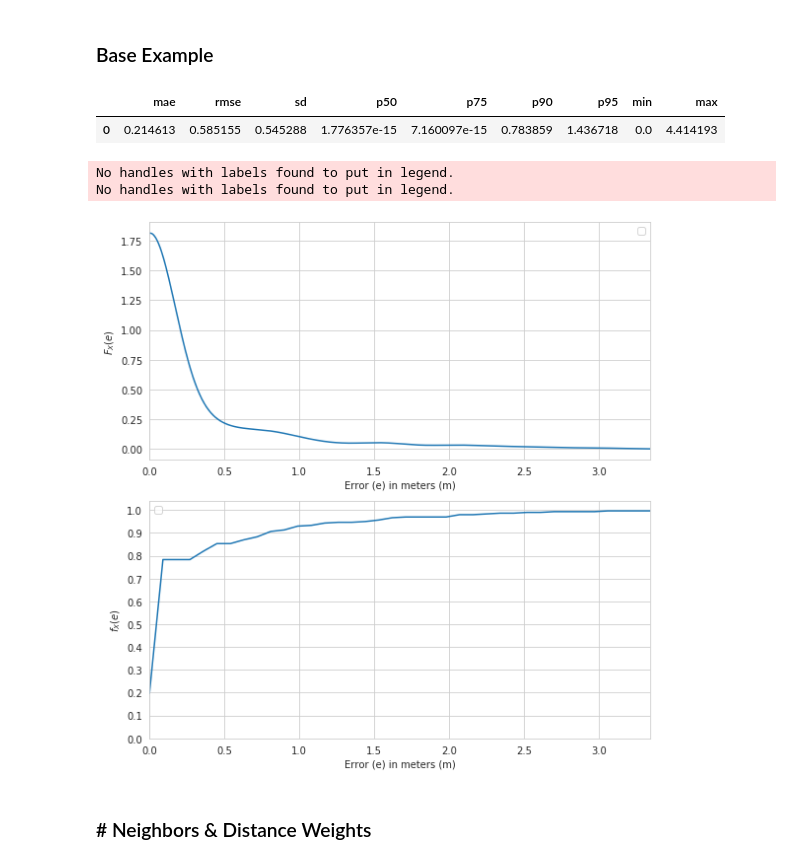
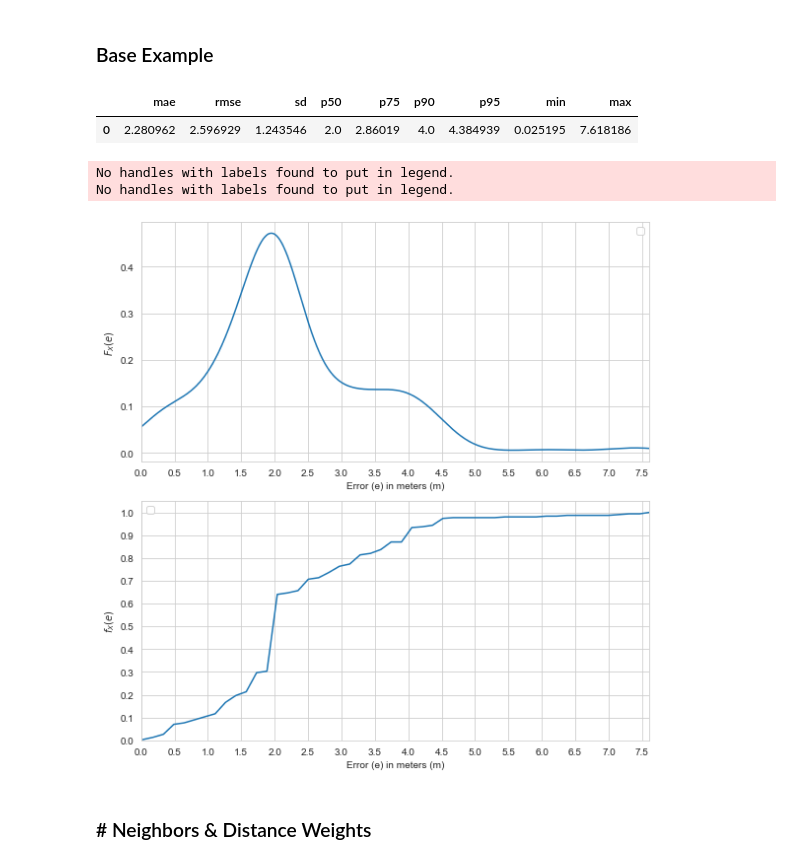
Before and after one commit to YanuX-Framework/YanuX-Cruncher, a Jupyter notebook: WifiFingerprintingExperimentsAlt.ipynb, the cells around one changed output. Cells and saved outputs as stored; diff of their text form; code cells hidden in the pictures.

```diff
--- a/WifiFingerprintingExperimentsAlt.ipynb
+++ b/WifiFingerprintingExperimentsAlt.ipynb
@@ -121,7 +121,7 @@ def knn_experiment(data, test_data, train_cols, coord_cols,
         estimator = knn
     locations = data.groupby(coord_cols).indices.keys()
     for coords in locations:
-        if leave_out:
+        if leave_out is True:
             train_data = data[(data[coord_cols[0]] != coords[0]) |
                                   (data[coord_cols[1]] != coords[1])].reset_index(drop=True)
         else:
@@ -172,7 +172,7 @@ from yanux.cruncher.model.wifi import WifiLogs
 # %%
 input_data_directory = "data"
 output_data_directory = "out"
-statistics_excel_writer = pd.ExcelWriter(output_data_directory+"/statistics-alt.xlsx")
+statistics_excel_writer = pd.ExcelWriter(output_data_directory+"/alt-statistics.xlsx")
 # %% [markdown]
 ### Create the output directory if it doesn't exist
 # %%
@@ -379,7 +379,7 @@ default_weights="distance"
 default_metric="manhattan"
 default_nan_filler=default_data_scenario[mac_addresses].min().min()*1.010
 default_scaler=preprocessing.MinMaxScaler()
-default_leave_out=False
+default_leave_out=True
 
 DefaultCrossValidator = StratifiedKFold
 # %% [markdown]
@@ -390,38 +390,39 @@ weights=default_weights
 metric=default_metric
 nan_filler=default_nan_filler
 scaler=default_scaler
 leave_out=default_leave_out
 
 curr_data = default_data_scenario.fillna(nan_filler)
 test_data = test_data_scenario.fillna(nan_filler)
 
 curr_result = knn_experiment(curr_data,
                              test_data,
                              mac_addresses,
                              coord_cols,
                              scaler=scaler,
                              algorithm="brute",
                              n_neighbors=n_neighbors,
                              weights=weights,
-                             metric=metric)
+                             metric=metric,
+                             leave_out=leave_out)
 
 curr_statistics = experiment_statistics(curr_result)
-curr_result.to_csv(output_data_directory+"/results-base-alt.csv")
+curr_result.to_csv(output_data_directory+"/alt-results-base.csv")
 
 statistics_table = pd.DataFrame([curr_statistics], columns=list(curr_statistics.keys()))
-statistics_table.to_csv(output_data_directory+"/statistics-base-alt.csv")
+statistics_table.to_csv(output_data_directory+"/alt-statistics-base.csv")
 statistics_table.to_excel(statistics_excel_writer, "base")
 
 #show table
 display(statistics_table)
 #plots
 experiment_plots({'':curr_result})
 # %% [output]
 |  | mae | rmse | sd | p50 | p75 | p90 | p95 | min | max |
-| 0 | 0.214613 | 0.585155 | 0.545288 | 1.776357e-15 | 7.160097e-15 | 0.783859 | 1.436718 | 0.0 | 4.414193 |
+| 0 | 2.280962 | 2.596929 | 1.243546 | 2.0 | 2.86019 | 4.0 | 4.384939 | 0.025195 | 7.618186 |
 No handles with labels found to put in legend.
 No handles with labels found to put in legend.
-[figure, old version]
+[figure, new version]
 # %% [markdown]
 ### # Neighbors & Distance Weights
 # %%
```
Also changed, not shown: parts of 14 cells of this notebook, 1 other file.
